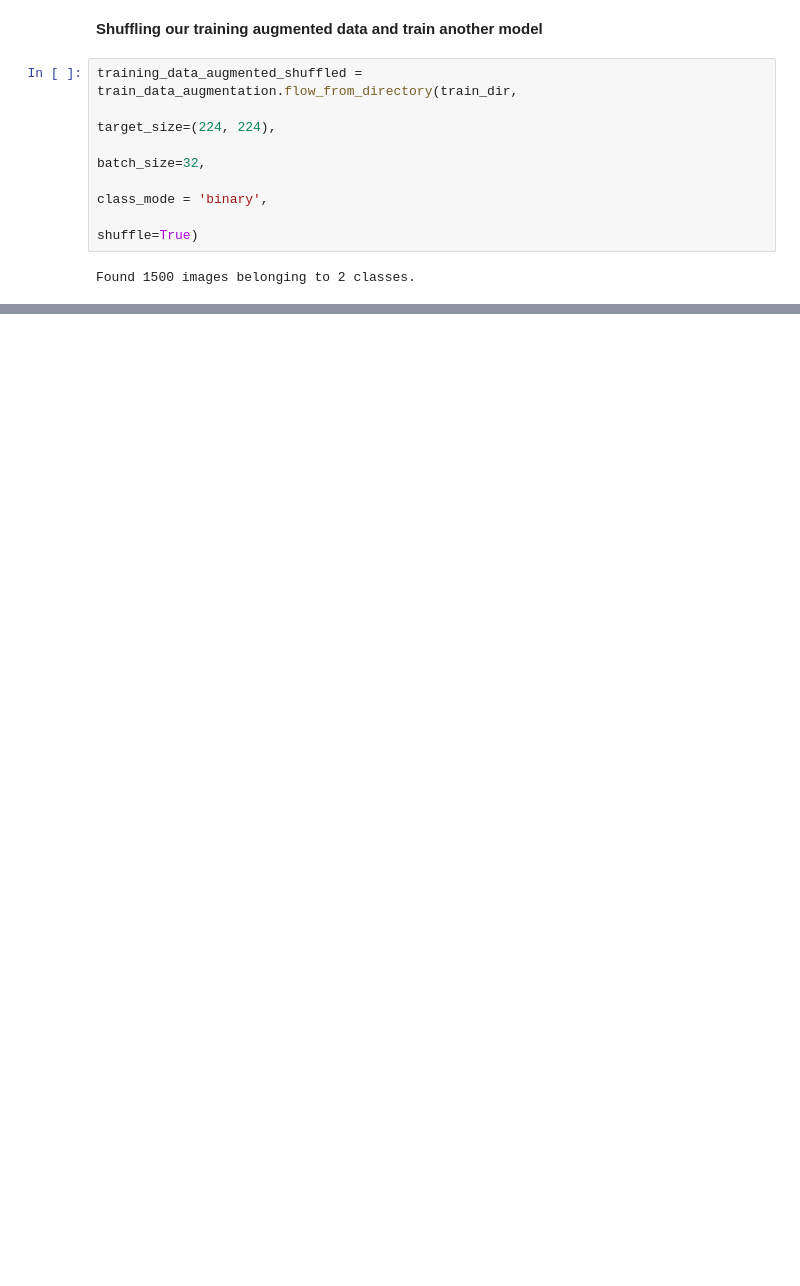
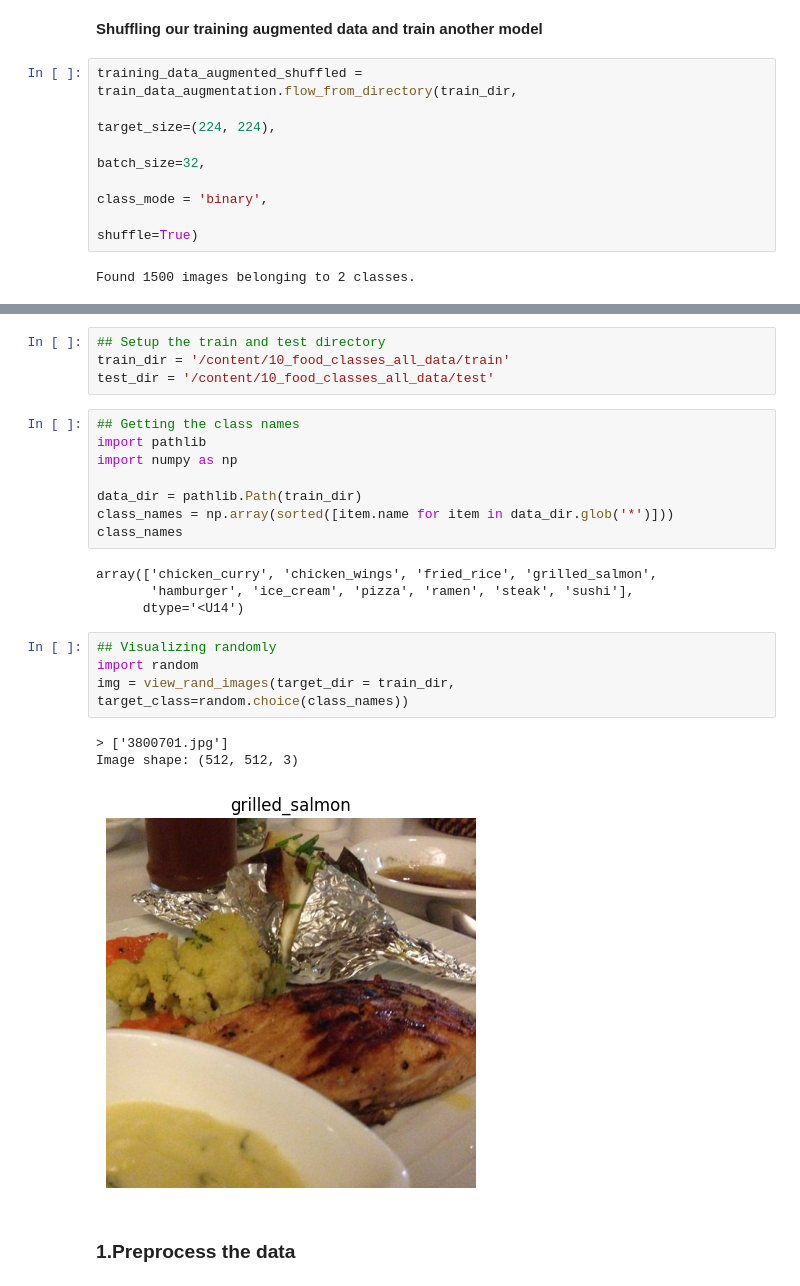
Before and after one commit to Seenuprime/Deep-Learning, a Jupyter notebook: CV_Convolutional_NN.ipynb, the cells around one changed output, grey strips where cells are left out. Cells and saved outputs as stored; diff of their text form; blank space fills up the shorter version.

```diff
--- a/CV_Convolutional_NN.ipynb
+++ b/CV_Convolutional_NN.ipynb
@@ -643,0 +773,26 @@ pd.DataFrame(history_5.history).plot()
+# %%
+## Setup the train and test directory
+train_dir = '/content/10_food_classes_all_data/train'
+test_dir = '/content/10_food_classes_all_data/test'
+# %%
+## Getting the class names
+import pathlib
+import numpy as np
+
+data_dir = pathlib.Path(train_dir)
+class_names = np.array(sorted([item.name for item in data_dir.glob('*')]))
+class_names
+# %% [output]
+array(['chicken_curry', 'chicken_wings', 'fried_rice', 'grilled_salmon',
+       'hamburger', 'ice_cream', 'pizza', 'ramen', 'steak', 'sushi'],
+      dtype='<U14')
+# %%
+## Visualizing randomly
+import random
+img = view_rand_images(target_dir = train_dir, target_class=random.choice(class_names))
+# %% [output]
+> ['3800701.jpg']
+Image shape: (512, 512, 3)
+[figure, added]
+# %% [markdown]
+### 1.Preprocess the data
```
Also changed, not shown: parts of 56 cells of this notebook.
